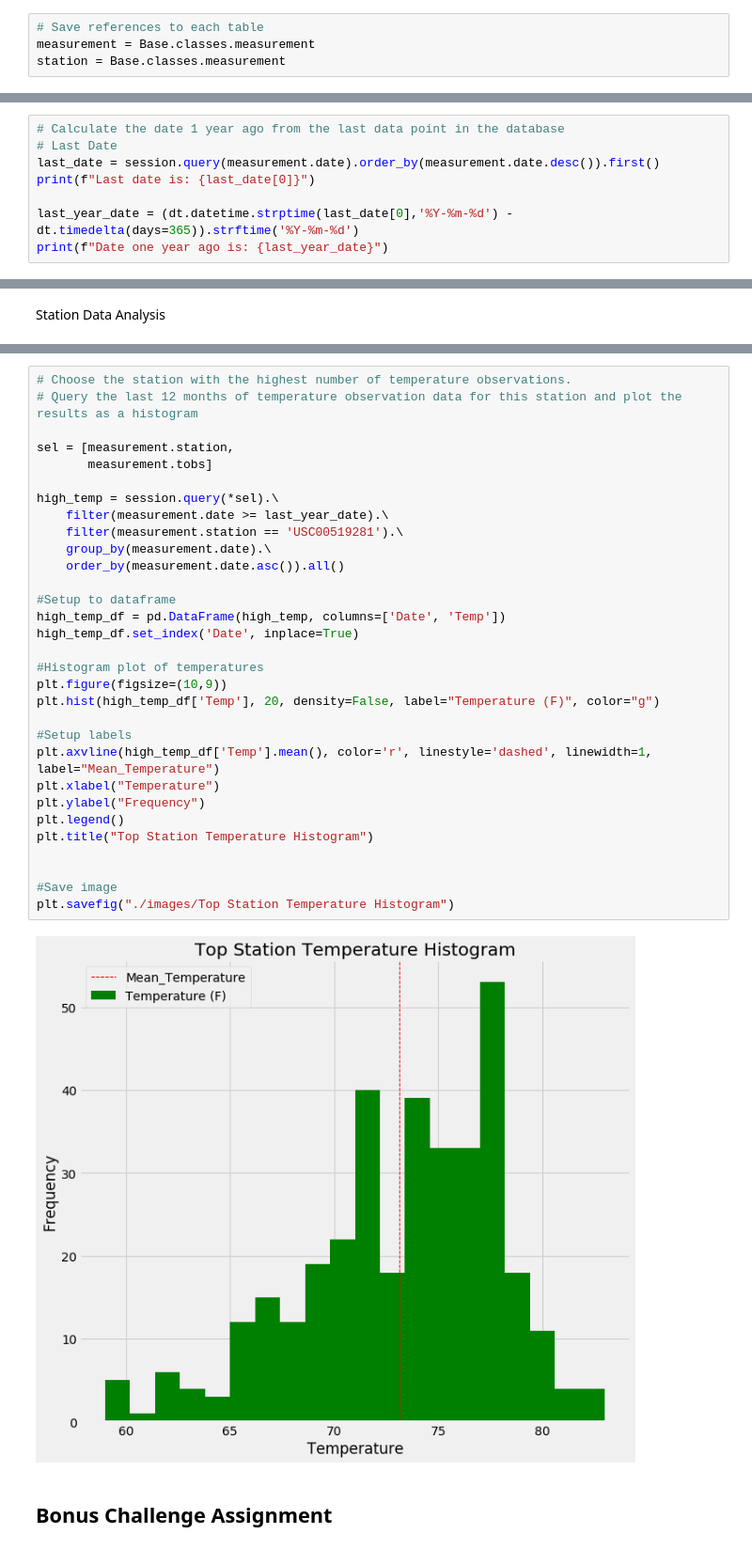
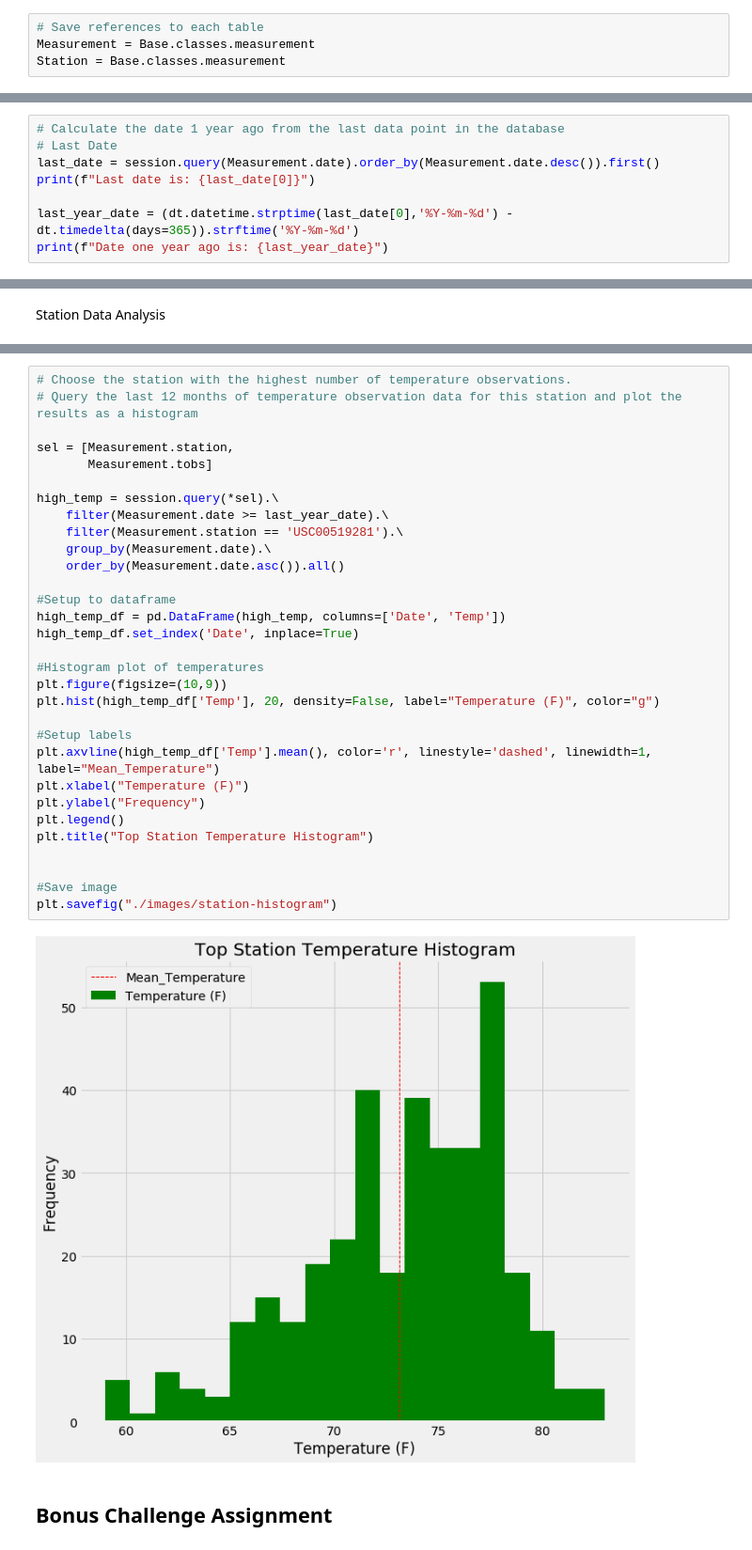
Before and after one commit to Sanjaye22/sqlalchemy-challenge, a Jupyter notebook: climate_starter.ipynb, the cells around one changed output, grey strips where cells are left out. Shown: that part at 94% size. Cells and saved outputs as stored; diff of their text form.

```diff
--- a/climate_starter.ipynb
+++ b/climate_starter.ipynb
@@ -32,8 +32,8 @@ Base.classes.keys()
 ['measurement', 'station']
 # %%
 # Save references to each table
-measurement = Base.classes.measurement
-station = Base.classes.measurement
+Measurement = Base.classes.measurement
+Station = Base.classes.measurement
 # %%
 # Create our session (link) from Python to the DB
 session = Session(engine)
@@ -91,7 +91,7 @@ engine.execute('SELECT * FROM station LIMIT 5').fetchall()
 # %%
 # Calculate the date 1 year ago from the last data point in the database
 # Last Date
-last_date = session.query(measurement.date).order_by(measurement.date.desc()).first()
+last_date = session.query(Measurement.date).order_by(Measurement.date.desc()).first()
 print(f"Last date is: {last_date[0]}")
 
 last_year_date = (dt.datetime.strptime(last_date[0],'%Y-%m-%d') - dt.timedelta(days=365)).strftime('%Y-%m-%d')
@@ -198,36 +198,36 @@ stats_df
 # %%
 # Choose the station with the highest number of temperature observations.
 # Query the last 12 months of temperature observation data for this station and plot the results as a histogram
 
-sel = [measurement.station,
-       measurement.tobs]
+sel = [Measurement.station,
+       Measurement.tobs]
 
 high_temp = session.query(*sel).\
-    filter(measurement.date >= last_year_date).\
-    filter(measurement.station == 'USC00519281').\
-    group_by(measurement.date).\
-    order_by(measurement.date.asc()).all()
+    filter(Measurement.date >= last_year_date).\
+    filter(Measurement.station == 'USC00519281').\
+    group_by(Measurement.date).\
+    order_by(Measurement.date.asc()).all()
 
 #Setup to dataframe
 high_temp_df = pd.DataFrame(high_temp, columns=['Date', 'Temp'])
 high_temp_df.set_index('Date', inplace=True)
 
 #Histogram plot of temperatures
 plt.figure(figsize=(10,9))
 plt.hist(high_temp_df['Temp'], 20, density=False, label="Temperature (F)", color="g")
 
 #Setup labels
 plt.axvline(high_temp_df['Temp'].mean(), color='r', linestyle='dashed', linewidth=1, label="Mean_Temperature")
-plt.xlabel("Temperature")
+plt.xlabel("Temperature (F)")
 plt.ylabel("Frequency")
 plt.legend()
 plt.title("Top Station Temperature Histogram")
 
 
 #Save image
-plt.savefig("./images/Top Station Temperature Histogram")
+plt.savefig("./images/station-histogram")
 # %% [output]
-[figure, old version]
+[figure, new version]
 # %% [markdown]
 ## Bonus Challenge Assignment
 # %%
```
Also changed, not shown: parts of 11 cells of this notebook, 4 other files.
